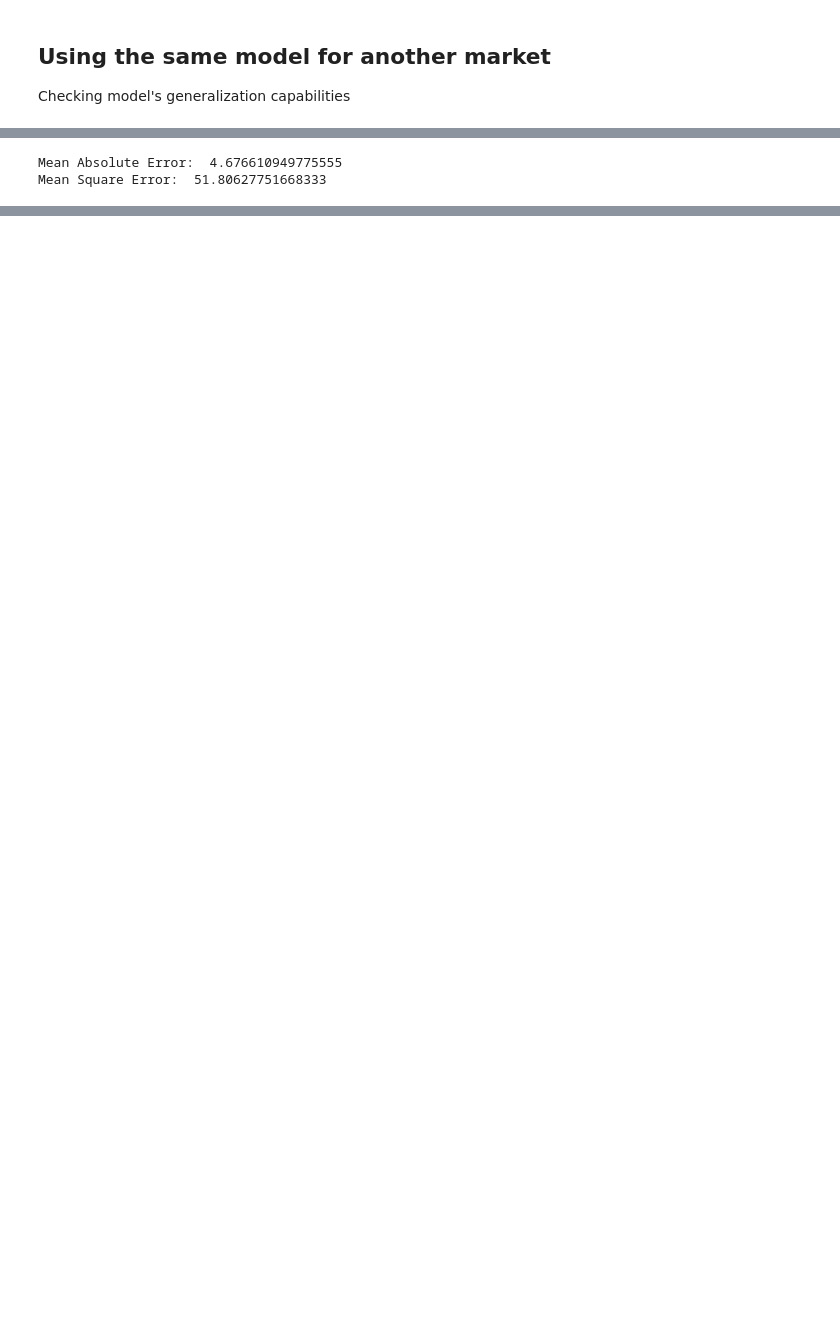
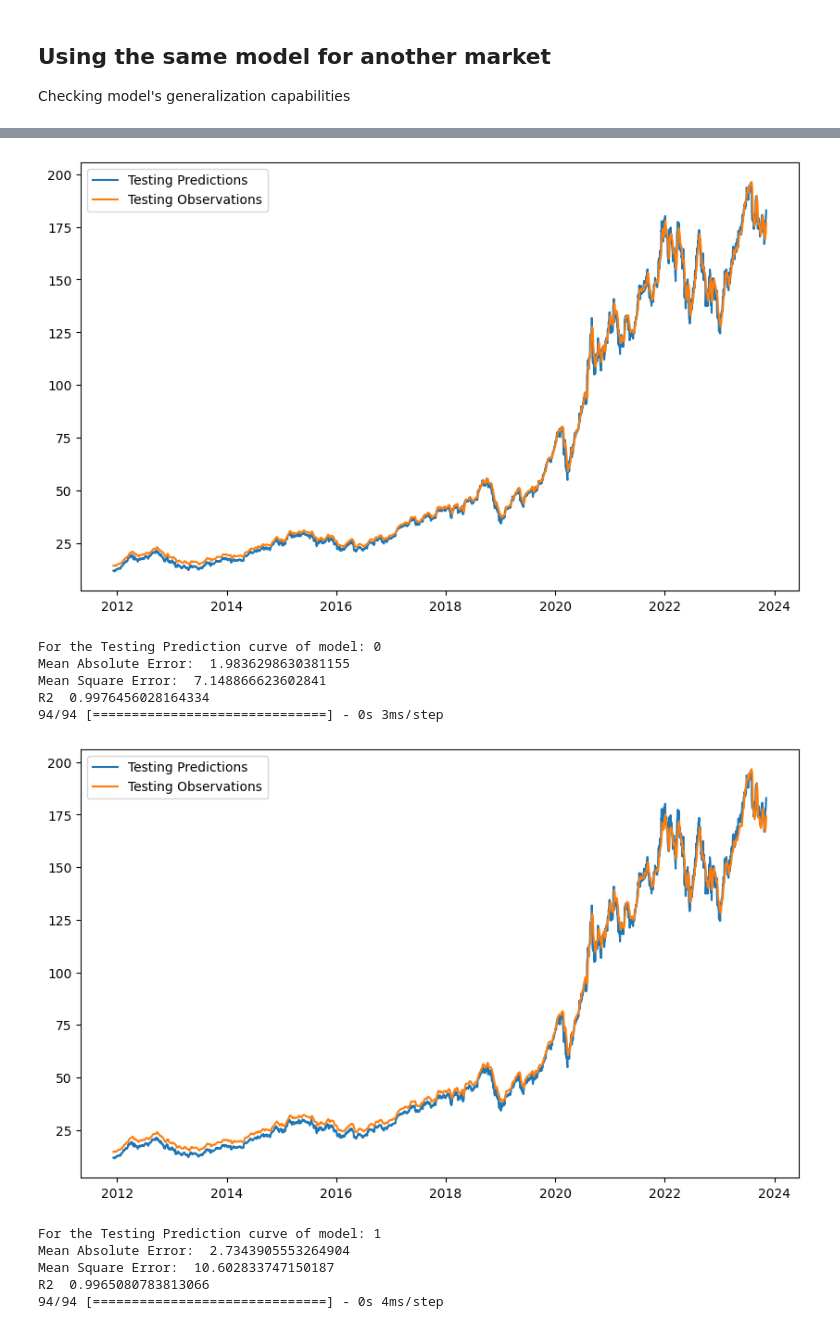
Before and after one commit to wallacelw/Price-Forecasting-With-LSTM, a Jupyter notebook: Prices_Forecasting_with_LSTM.ipynb, the cells around one changed output, grey strips where cells are left out. Saved outputs shown, nothing was run; the diff lists cells and outputs as text; code cells hidden in the pictures; blank space fills up the shorter version.

```diff
--- a/Prices_Forecasting_with_LSTM.ipynb
+++ b/Prices_Forecasting_with_LSTM.ipynb
@@ -117,10 +124,16 @@ plt.legend(["Train", "Test"])
 # %%
 from sklearn.preprocessing import MinMaxScaler
 
-scaler = MinMaxScaler(feature_range=(0, 1))
+scaler = MinMaxScaler(feature_range=(-1, 1))
 
-scaled_train = scaler.fit_transform(windowed_df_train)
-scaled_test = scaler.transform(windowed_df_test)
+def scale(windowed, fit_flag=False):
+  if (fit_flag):
+    return scaler.fit_transform(windowed)
+  else:
+    return scaler.transform(windowed)
 
-scaled_train, scaled_test
+scaled_train = scale(windowed_df_train, fit_flag=True)
+scaled_test = scale(windowed_df_test)
+
+pd.DataFrame(scaled_train).describe(), pd.DataFrame(scaled_test).describe()
 # %% [output]
@@ -310,6 +315,10 @@ plt.legend([
-# %%
-print("Mean Absolute Error: ", mean_absolute_error(y_true=windowed_df2["Price"], y_pred=train_results2))
-print("Mean Square Error: ", mean_squared_error(y_true=windowed_df2["Price"], y_pred=train_results2))
-# %% [output]
-Mean Absolute Error:  4.676610949775555
-Mean Square Error:  51.80627751668333
+# %%
+windowed_df2 = df_to_windowed(df2)
+
+scaled_df2 = scale(windowed_df2)
+dates2, X_test2, Y_test2 = split_columns(scaled_df2, windowed_df2)
+
+for idx, model in enumerate(trained_models):
+  result_df2 = get_result(model, Xtrain=[], Xtest=X_test2, windowed=windowed_df2, skip_train=True)
+  plot_evaluate_model(result_df2, idx, windowed_df2, dates2, 0)
+# %% [output]
@@ -315,0 +326,12 @@ Mean Square Error:  51.80627751668333
+[figure, added]
+For the Testing Prediction curve of model: 0
+Mean Absolute Error:  1.9836298630381155
+Mean Square Error:  7.148866623602841
+R2  0.9976456028164334
+94/94 [==============================] - 0s 3ms/step
+[figure, added]
+For the Testing Prediction curve of model: 1
+Mean Absolute Error:  2.7343905553264904
+Mean Square Error:  10.602833747150187
+R2  0.9965080783813066
+94/94 [==============================] - 0s 4ms/step
```
Also changed, not shown: parts of 15 cells of this notebook.
